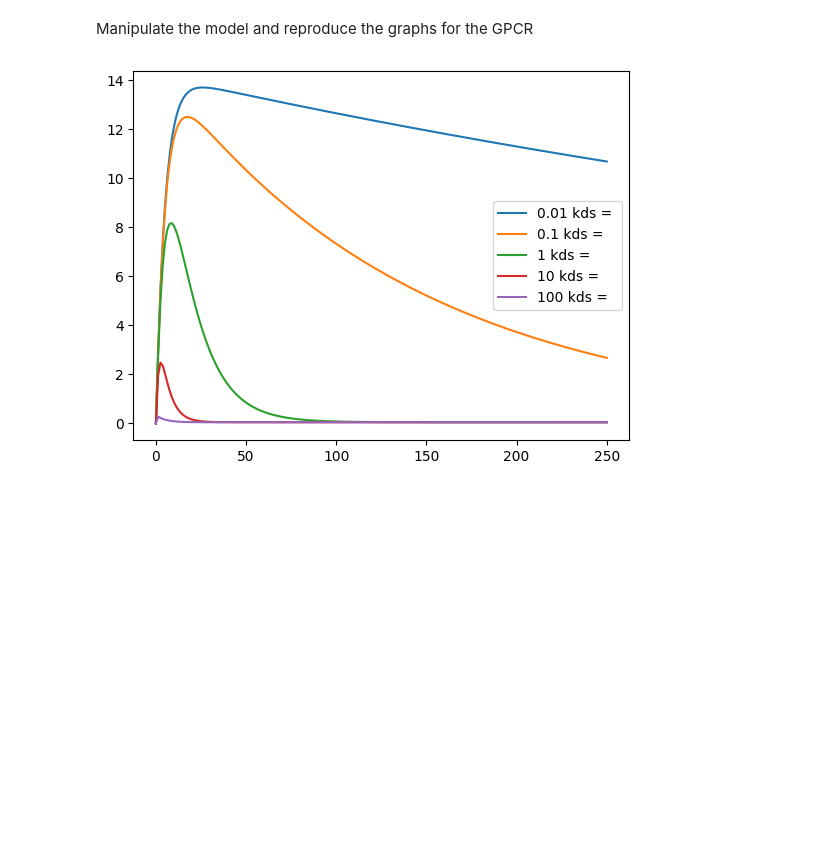
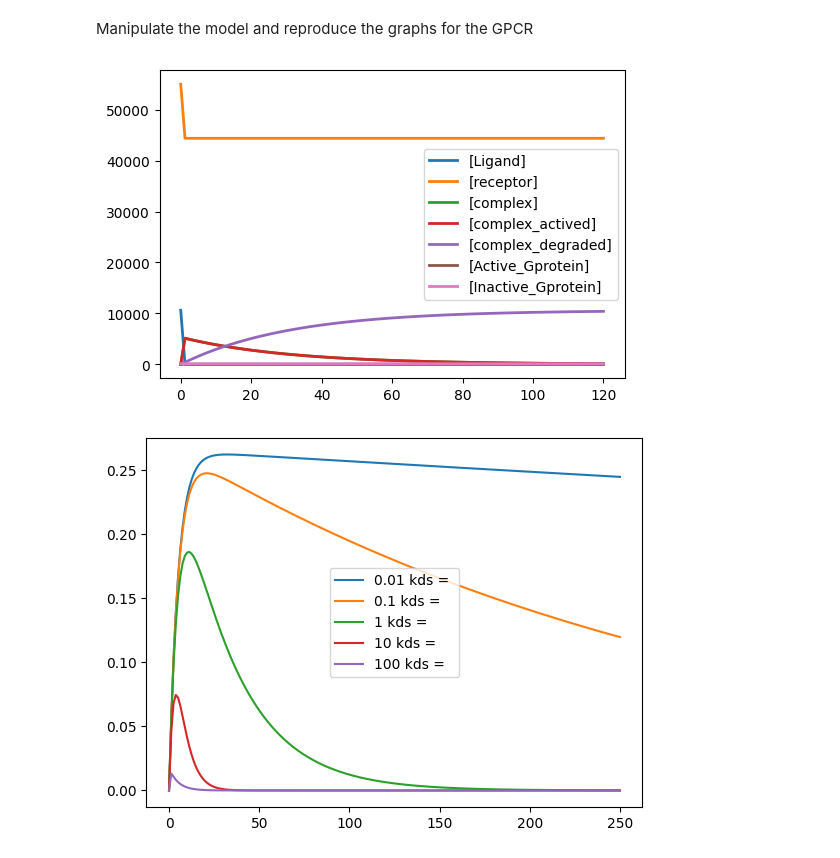
Before and after one commit to Ara101/Recapitulating-Shankaran2007-GPCR-model, a Jupyter notebook: GPCR_model/Shankaran_model.ipynb, the cells around one changed output. Drawn from its saved outputs; the diff is of its cells as text; code cells hidden in the pictures; blank space fills up the shorter version.

```diff
--- a/GPCR_model/Shankaran_model.ipynb
+++ b/GPCR_model/Shankaran_model.ipynb
@@ -127,15 +128,59 @@ plt.show()
 [figure]
 # %% [markdown]
 Manipulate the model and reproduce the graphs for the GPCR
-# %%
-shankaran_model_GPCR.resetAll()
-for i in [10**-2, 10**-1, 10**0, 10**1, 10**2]:
-    shankaran_model_GPCR.resetToOrigin()
-    shankaran_model_GPCR.kds = 0.065*i
-    result = shankaran_model_GPCR.simulate(0, 250, 200,['time','Active_Gprotein'])
-    plt.plot(result[:,0],result[:,1], label = '%s kds = ' %i)
-
-plt.legend()
-plt.show()
-# %% [output]
-[figure, removed]
+# %%
+# seperate ligand and receptor GPCR
+shankaran_model_GPCR = te.loada("""
+Ligand + receptor -> complex; Ligand*receptor*kon
+complex -> Ligand + receptor; complex*koff
+
+Ligand + receptor -> complex; Ligand*receptor*kon
+complex -> Ligand + receptor; complex*koff*(complex/(Nav*V))
+
+complex_actived -> complex; complex_actived*krr
+
+complex -> complex_actived; complex*kfr
+
+complex_actived -> complex_degraded; complex_actived*kds
+
+
+Active_Gprotein -> Inactive_Gprotein + complex_actived; Active_Gprotein*ki
+Inactive_Gprotein + complex_actived -> Active_Gprotein; (complex_actived)*Inactive_Gprotein*ka
+
+Ligand = 0.01*Kd + 10612
+receptor = RT
+complex = 0
+Active_Gprotein = 0
+Inactive_Gprotein = 100000 /1000
+
+kon = 8.4*10^7
+koff = 0.37
+Kd = koff/kon
+kfr = 10
+krr = 10
+kds = 0.065
+ka = 10^-7
+ki =2*10^-1
+
+Nav = 6.022*10^23
+V = 4*10^4
+RT = 5.5*10^4
+GT = 1*10^5
+
+""")
+shankaran_model_GPCR.resetToOrigin()
+GPCR_model = shankaran_model_GPCR.simulate(0,120,100)
+shankaran_model_GPCR.plot()
+
+shankaran_model_GPCR.resetAll()
+for i in [10**-2, 10**-1, 10**0, 10**1, 10**2]:
+    shankaran_model_GPCR.resetToOrigin()
+    shankaran_model_GPCR.kds = 0.065*i
+    result = shankaran_model_GPCR.simulate(0, 250, 200,['time','Active_Gprotein'])
+    plt.plot(result[:,0],result[:,1], label = '%s kds = ' %i)
+
+plt.legend()
+plt.show()
+# %% [output]
+[figure, added]
+[figure, added]
```
Also changed, not shown: parts of 1 cell of this notebook.
